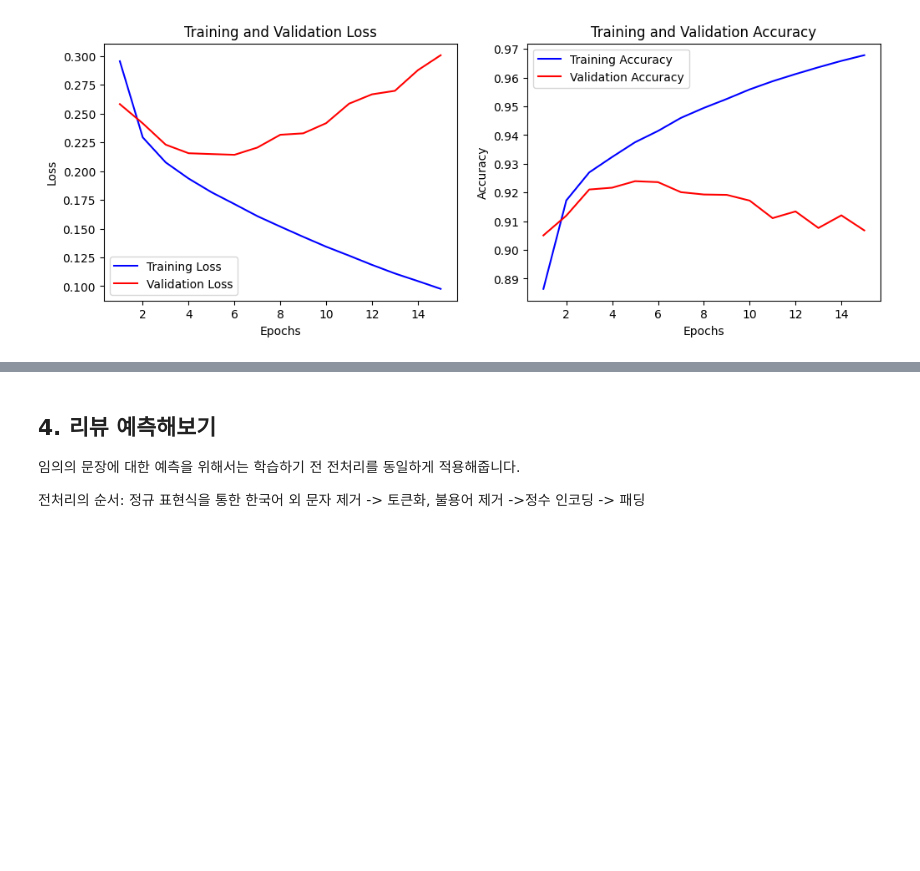
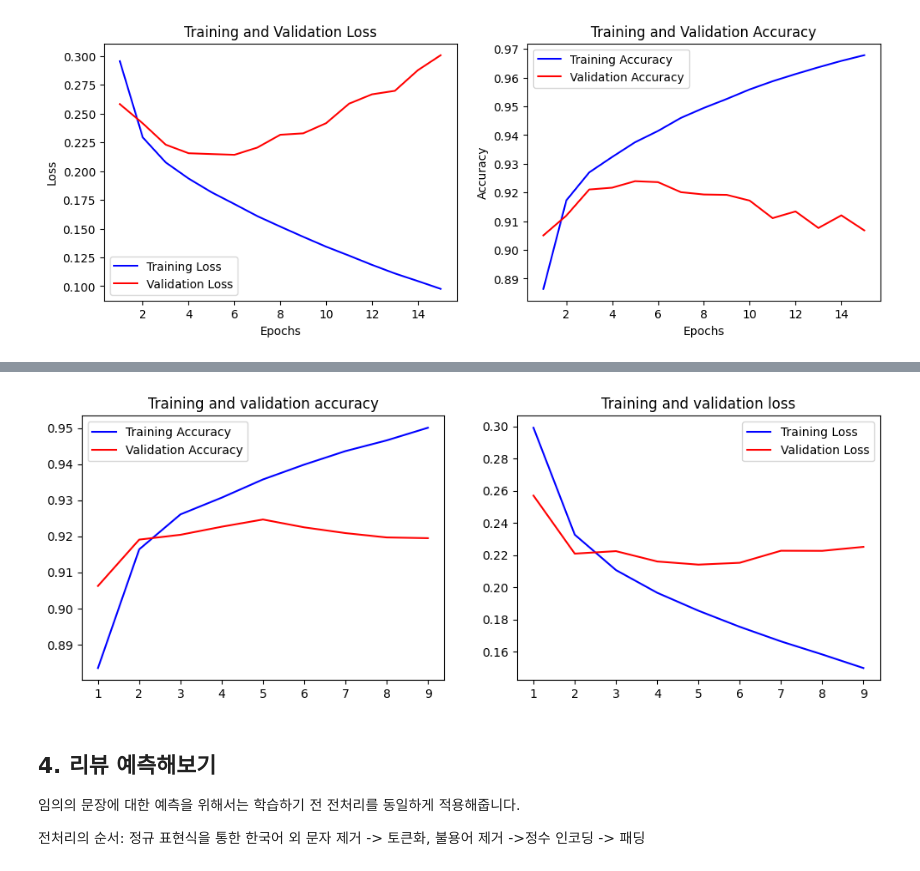
Before and after one commit to whitechocobread/Ai-project, a Jupyter notebook: 3주차/Naver_Shopping_Review_Sentiment_Analysis.ipynb, the cells around one changed output, grey strips where cells are left out. Cells and saved outputs as stored; diff of their text form; code cells hidden in the pictures; blank space fills up the shorter version.

```diff
--- a/3주차/Naver_Shopping_Review_Sentiment_Analysis.ipynb
+++ b/3주차/Naver_Shopping_Review_Sentiment_Analysis.ipynb
@@ -443,0 +445,20 @@ print("\n 테스트 정확도: %.4f" % (loaded_model.evaluate(X_test, y_test)[1]
+# %%
+#모델: LSTM 사용
+from tensorflow.keras.layers import Embedding, Dense, LSTM
+from tensorflow.keras.models import Sequential
+from tensorflow.keras.models import load_model
+from tensorflow.keras.callbacks import EarlyStopping, ModelCheckpoint
+
+embedding_dim = 100
+hidden_units = 128
+
+model = Sequential()
+model.add(Embedding(vocab_size, embedding_dim))
+model.add(LSTM(hidden_units))
+model.add(Dense(1, activation='sigmoid'))
+
+es = EarlyStopping(monitor='val_loss', mode='min', verbose=1, patience=4)
+mc = ModelCheckpoint('best_model.h5', monitor='val_acc', mode='max', verbose=1, save_best_only=True)
+
+model.compile(optimizer='rmsprop', loss='binary_crossentropy', metrics=['acc'])
+history = model.fit(X_train, y_train, epochs=15, callbacks=[es, mc], batch_size=64, validation_split=0.2)
@@ -444,3 +487,31 @@ print("\n 테스트 정확도: %.4f" % (loaded_model.evaluate(X_test, y_test)[1]
+# %%
+import matplotlib.pyplot as plt
+
+train_loss = history.history['loss']
+val_loss = history.history['val_loss']
+train_acc = history.history['acc']
+val_acc = history.history['val_acc']
+
+epochs = range(1, len(train_loss) + 1)
+
+# Plot training & validation accuracy values
+plt.figure(figsize=(12, 4))
+plt.subplot(1, 2, 1)
+plt.plot(epochs, train_acc, 'b', label='Training Accuracy')
+plt.plot(epochs, val_acc, 'r', label='Validation Accuracy')
+plt.title('Training and validation accuracy')
+plt.legend()
+
+# Plot training & validation loss values
+plt.subplot(1, 2, 2)
+plt.plot(epochs, train_loss, 'b', label='Training Loss')
+plt.plot(epochs, val_loss, 'r', label='Validation Loss')
+plt.title('Training and validation loss')
+plt.legend()
+
+plt.show()
+# %% [output]
+[figure, added]
 # %% [markdown]
 ## **4. 리뷰 예측해보기**
 임의의 문장에 대한 예측을 위해서는 학습하기 전 전처리를 동일하게 적용해줍니다.
```
Also changed, not shown: parts of 8 cells of this notebook.
